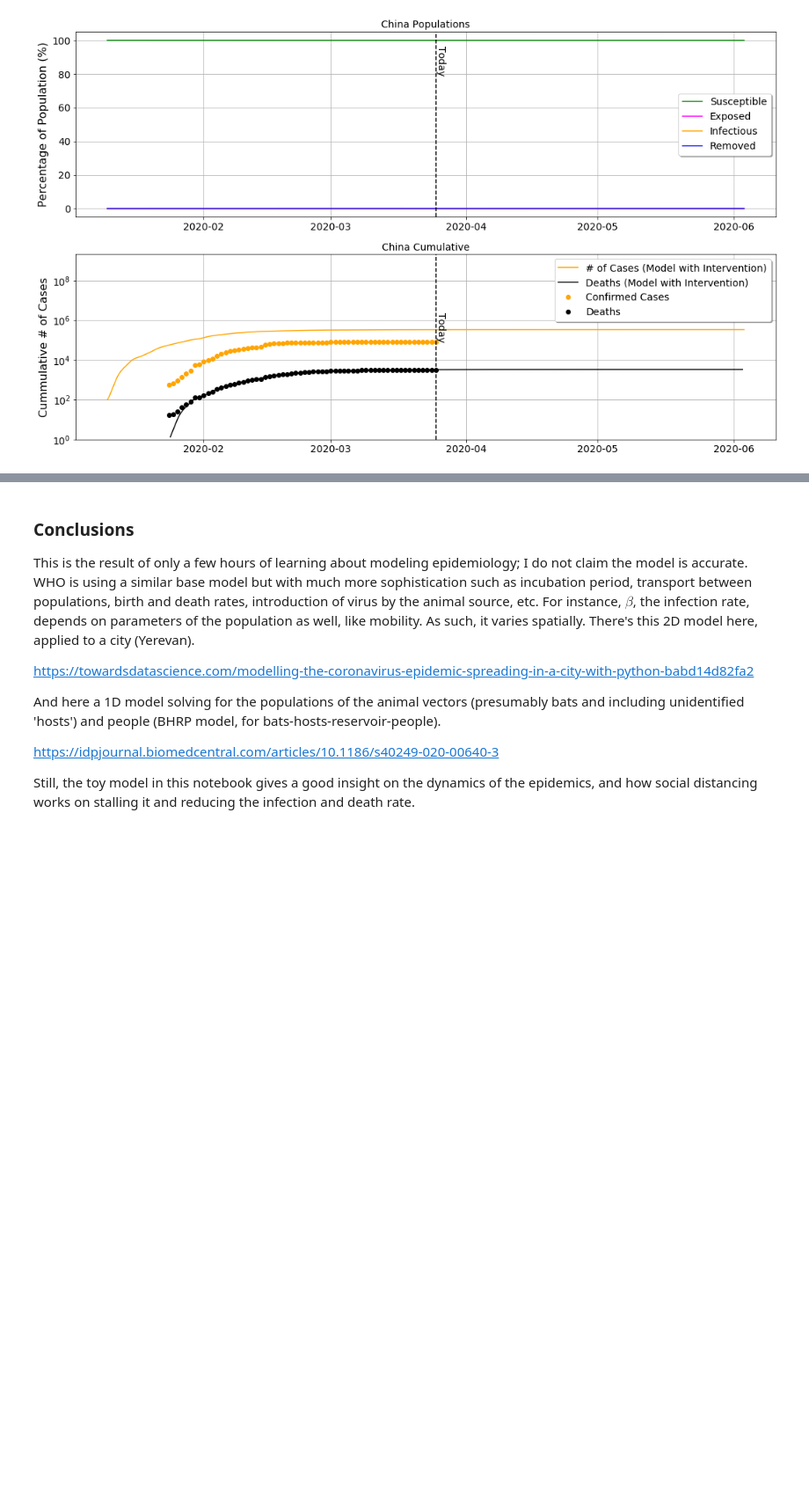
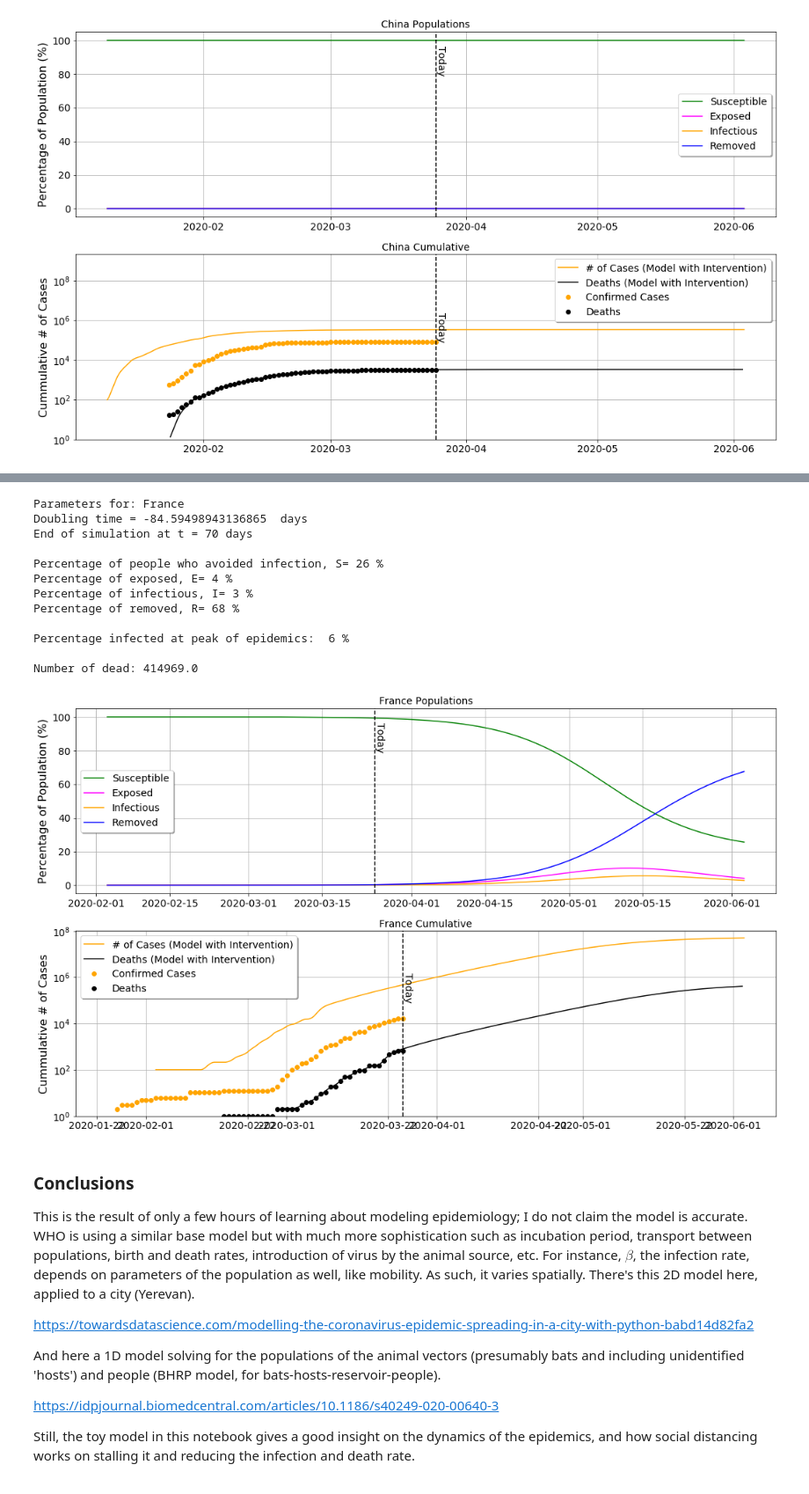
Before and after one commit to wlyra/covid19, a Jupyter notebook: covid19_SEIR.ipynb, the cells around one changed output, grey strips where cells are left out. Shown at 88% size. Cells and saved outputs as stored; diff of their text form; code cells hidden in the pictures; blank space fills up the shorter version.

```diff
--- a/covid19_SEIR.ipynb
+++ b/covid19_SEIR.ipynb
@@ -681,3 +701,20 @@ IndexError: list index out of range
+# %%
+country = select_country('France')
+plottage(country,RK3(country))
+# %% [output]
+Parameters for: France
+Doubling time = -84.59498943136865  days
+End of simulation at t = 70 days
+
+Percentage of people who avoided infection, S= 26 %
+Percentage of exposed, E= 4 %
+Percentage of infectious, I= 3 %
+Percentage of removed, R= 68 %
+
+Percentage infected at peak of epidemics:  6 %
+
+Number of dead: 414969.0
+[figure, added]
 # %% [markdown]
 ### Conclusions
 
```
Also changed, not shown: parts of 3 cells of this notebook.
